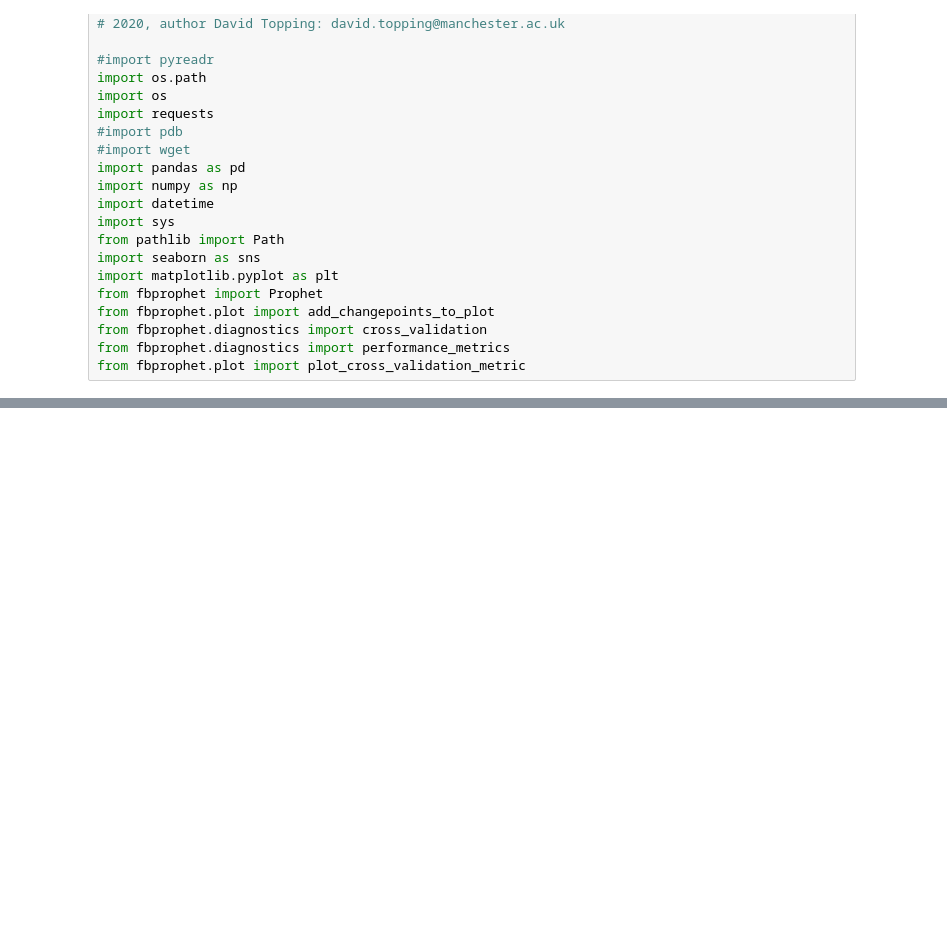
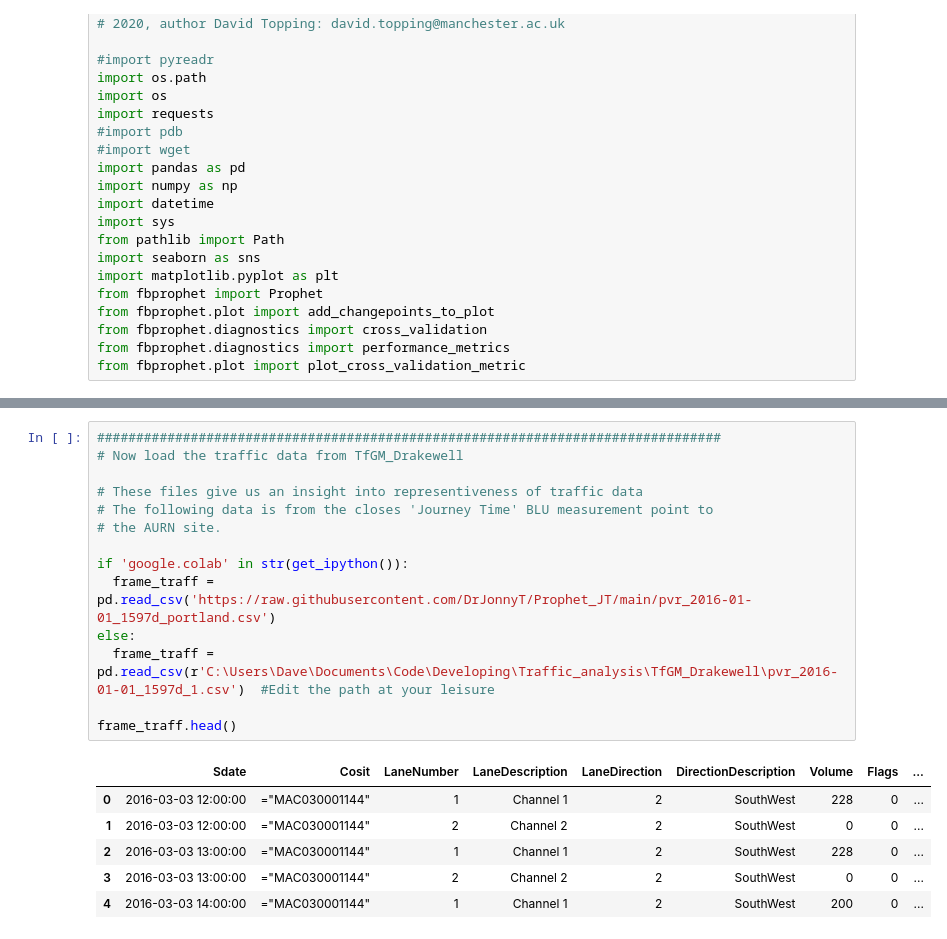
Before and after one commit to DrJonnyT/Prophet_JT, a Jupyter notebook: Prophet_JT.ipynb, the cells around one changed output, grey strips where cells are left out. Cells and saved outputs as stored; diff of their text form; blank space fills up the shorter version.

```diff
--- a/Prophet_JT.ipynb
+++ b/Prophet_JT.ipynb
@@ -78,2 +78,23 @@ frame_aq=frame_aq.set_index('datetime')
+# %%
+################################################################################
+# Now load the traffic data from TfGM_Drakewell
+
+# These files give us an insight into representiveness of traffic data
+# The following data is from the closes 'Journey Time' BLU measurement point to
+# the AURN site.
+
+if 'google.colab' in str(get_ipython()):
+  frame_traff = pd.read_csv('https://raw.githubusercontent.com/DrJonnyT/Prophet_JT/main/pvr_2016-01-01_1597d_portland.csv')
+else:
+  frame_traff = pd.read_csv(r'C:\Users\Dave\Documents\Code\Developing\Traffic_analysis\TfGM_Drakewell\pvr_2016-01-01_1597d_1.csv')  #Edit the path at your leisure
+
+frame_traff.head()
+# %% [output]
+|  | Sdate | Cosit | LaneNumber | LaneDescription | LaneDirection | DirectionDescription | Volume | Flags | ... |
+| 0 | 2016-03-03 12:00:00 | ="MAC030001144" | 1 | Channel 1 | 2 | SouthWest | 228 | 0 | ... |
+| 1 | 2016-03-03 12:00:00 | ="MAC030001144" | 2 | Channel 2 | 2 | SouthWest | 0 | 0 | ... |
+| 2 | 2016-03-03 13:00:00 | ="MAC030001144" | 1 | Channel 1 | 2 | SouthWest | 228 | 0 | ... |
+| 3 | 2016-03-03 13:00:00 | ="MAC030001144" | 2 | Channel 2 | 2 | SouthWest | 0 | 0 | ... |
+| 4 | 2016-03-03 14:00:00 | ="MAC030001144" | 1 | Channel 1 | 2 | SouthWest | 200 | 0 | ... |
 # %%
 
```
Also changed, not shown: parts of 9 cells of this notebook.
